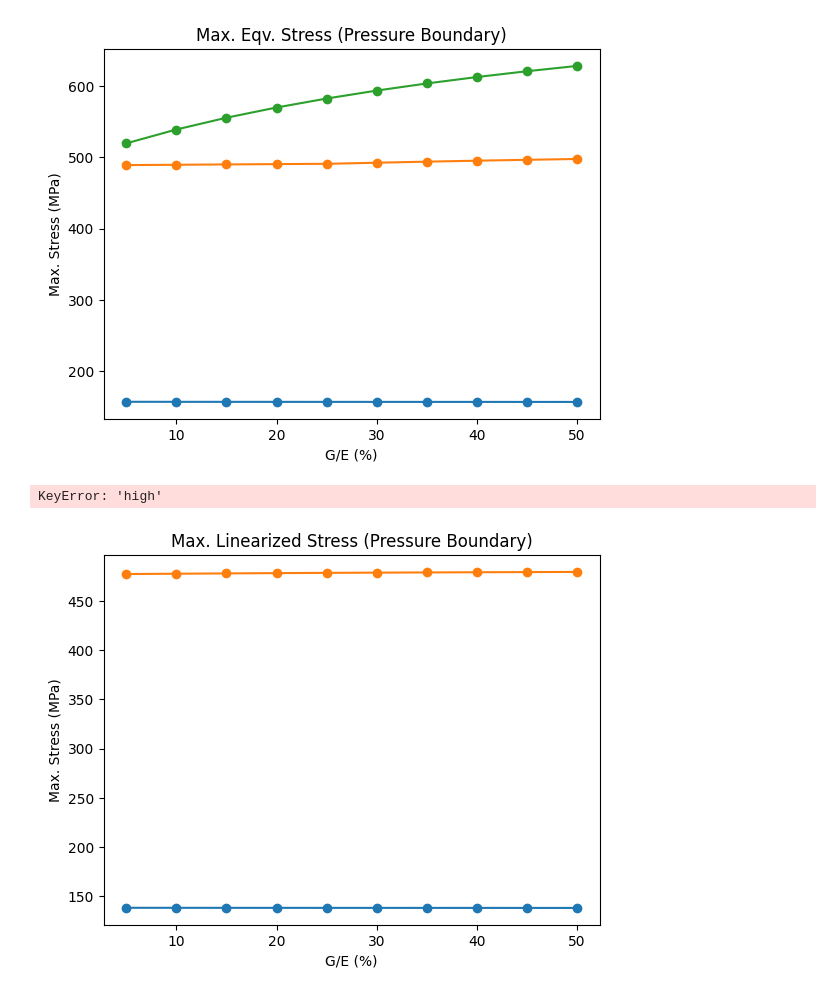
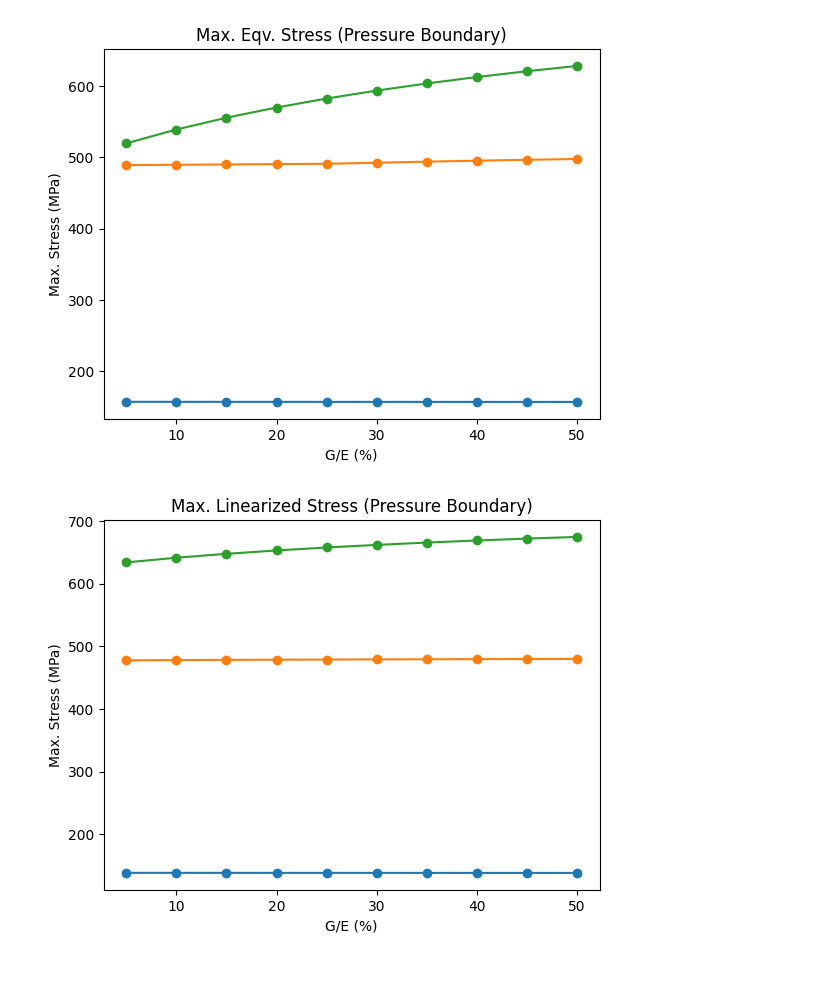
Before and after one commit to juliangrohmann/ansys-solver, a Jupyter notebook: analysis_v2/results.ipynb, the cells around one changed output. Saved outputs shown, nothing was run; the diff lists cells and outputs as text; code cells hidden in the pictures.

```diff
--- a/analysis_v2/results.ipynb
+++ b/analysis_v2/results.ipynb
@@ -75,7 +75,7 @@ Loading cached result from D:\projects\diverters\src\analysis_v2\out\high_40_exp
 Loading cached result from D:\projects\diverters\src\analysis_v2\out\high_45_exp.pkl ...
 Loading cached result from D:\projects\diverters\src\analysis_v2\out\high_50_exp.pkl ...
 # %%
-FRACTIONS = list(range(25, 51, 5))
+FRACTIONS = list(range(5, 51, 5))
 
 max_lin_stresses = {}
 max_lin_strains = {}
@@ -101,7 +101,7 @@ for case in config.CASES:
         strain_result = surface.linearize_surface(
             config.TOP_SURFACE_PATH,
             config.BOTTOM_SURFACE_PATH,
-            stress_df,
+            strain_df,
             config.ALL_LOCS_PATH,
             None,
             True
@@ -134,18 +150,19 @@ plt.show()
 # %%
 fig = plt.figure()
 ax = fig.add_subplot()
 ax.set_title("Max. Linearized Stress (Pressure Boundary)")
 ax.set_xlabel("G/E (%)")
 ax.set_ylabel("Max. Stress (MPa)")
 
+FRACTIONS = list(range(5, 51, 5))
+
 for case in config.CASES:
     ax.plot(FRACTIONS, max_lin_stresses[case], label=case)
     ax.scatter(FRACTIONS, max_lin_stresses[case])
 
 plt.show()
 # %% [output]
-KeyError: 'high'
-[figure, old version]
+[figure, new version]
 # %%
 fig = plt.figure()
 ax = fig.add_subplot()
```
Also changed, not shown: parts of 2 cells of this notebook, 28 other files.
